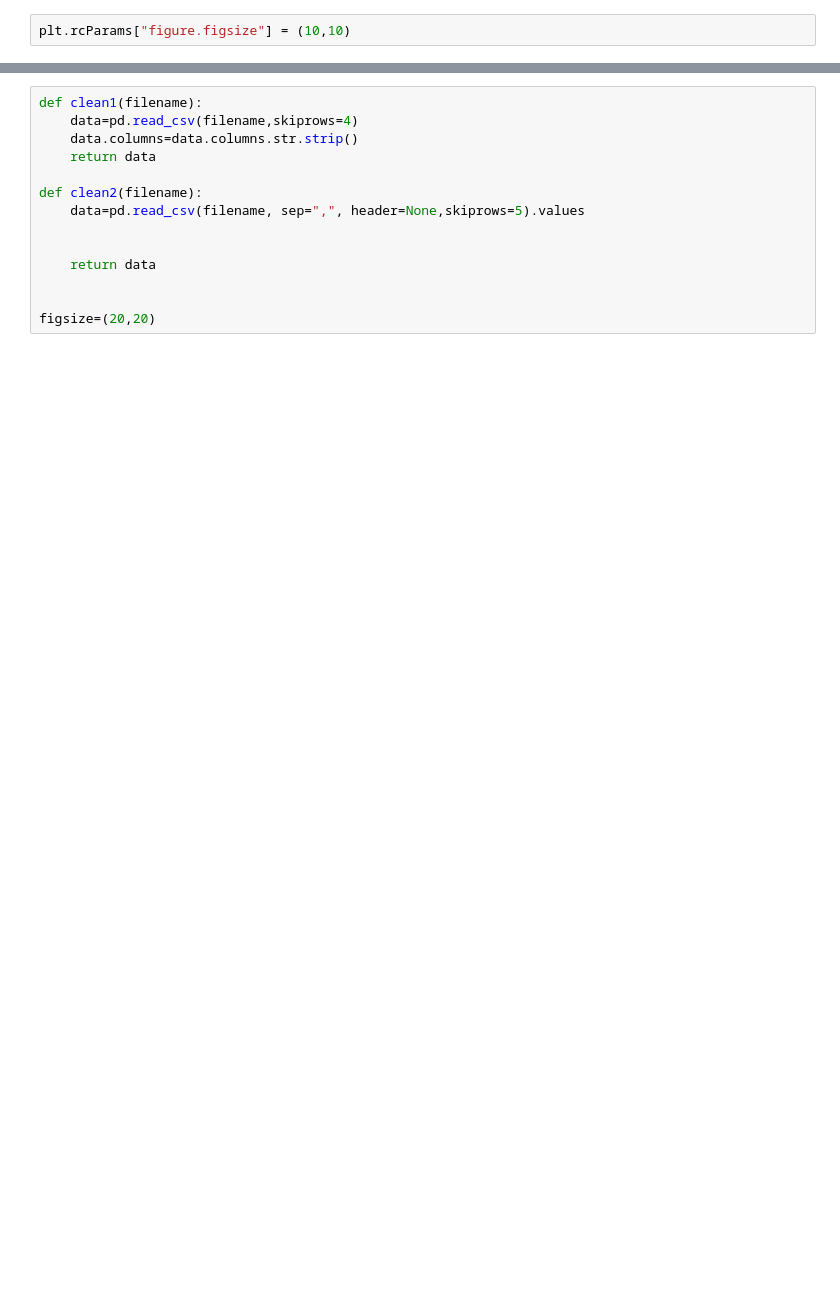
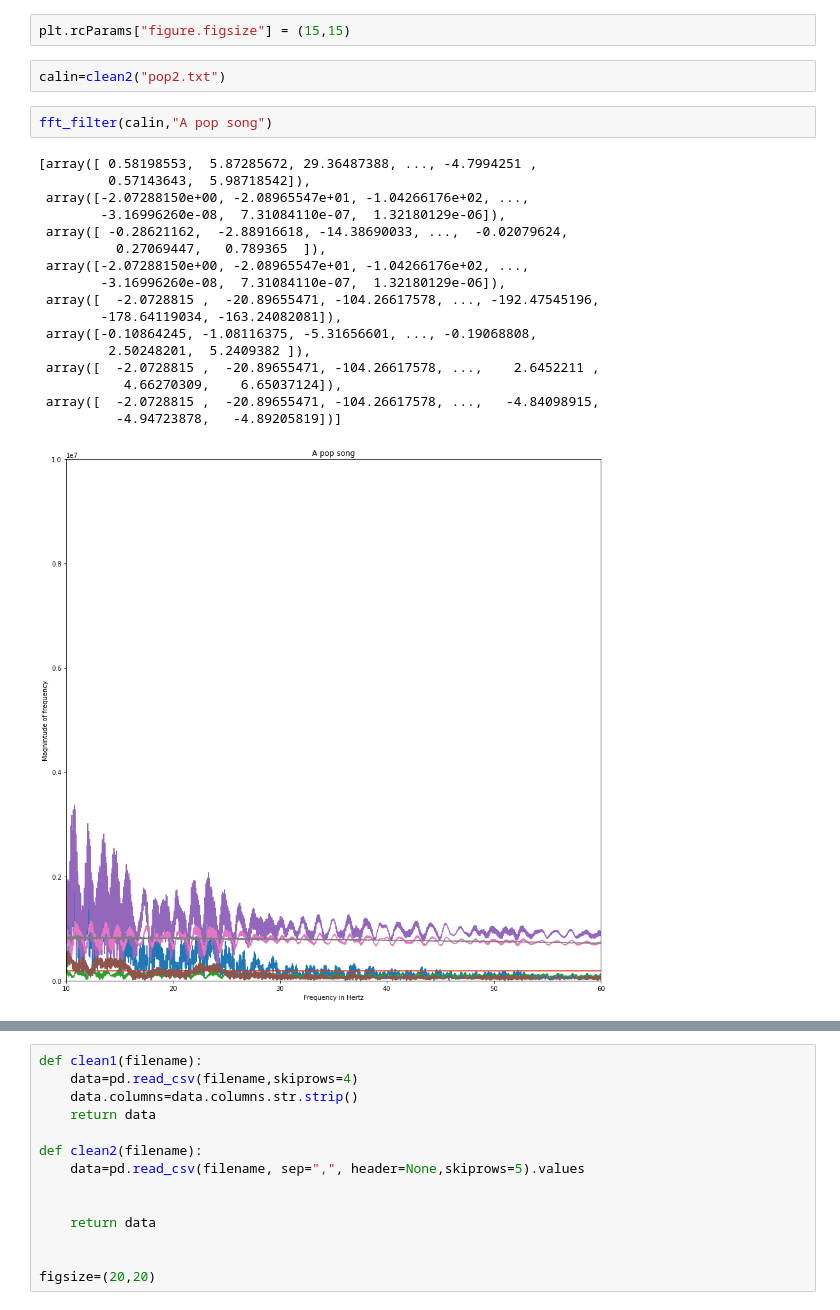
Before and after one commit to Bryson-P/mind-controlled-playlist, a Jupyter notebook: visualize.ipynb, the cells around one changed output, grey strips where cells are left out. Saved outputs shown, nothing was run; the diff lists cells and outputs as text; blank space fills up the shorter version.

```diff
--- a/visualize.ipynb
+++ b/visualize.ipynb
@@ -12,4 +15,26 @@ from nfft import nfft
 
 %matplotlib inline
 # %%
-plt.rcParams["figure.figsize"] = (10,10)
+plt.rcParams["figure.figsize"] = (15,15)
+# %%
+calin=clean2("pop2.txt")
+# %%
+fft_filter(calin,"A pop song")
+# %% [output]
+[array([ 0.58198553,  5.87285672, 29.36487388, ..., -4.7994251 ,
+         0.57143643,  5.98718542]),
+ array([-2.07288150e+00, -2.08965547e+01, -1.04266176e+02, ...,
+        -3.16996260e-08,  7.31084110e-07,  1.32180129e-06]),
+ array([ -0.28621162,  -2.88916618, -14.38690033, ...,  -0.02079624,
+          0.27069447,   0.789365  ]),
+ array([-2.07288150e+00, -2.08965547e+01, -1.04266176e+02, ...,
+        -3.16996260e-08,  7.31084110e-07,  1.32180129e-06]),
+ array([  -2.0728815 ,  -20.89655471, -104.26617578, ..., -192.47545196,
+        -178.64119034, -163.24082081]),
+ array([-0.10864245, -1.08116375, -5.31656601, ..., -0.19068808,
+         2.50248201,  5.2409382 ]),
+ array([  -2.0728815 ,  -20.89655471, -104.26617578, ...,    2.6452211 ,
+           4.66270309,    6.65037124]),
+ array([  -2.0728815 ,  -20.89655471, -104.26617578, ...,   -4.84098915,
+          -4.94723878,   -4.89205819])]
+[figure, added]
```
Also changed, not shown: parts of 73 cells of this notebook, 1 other file.
